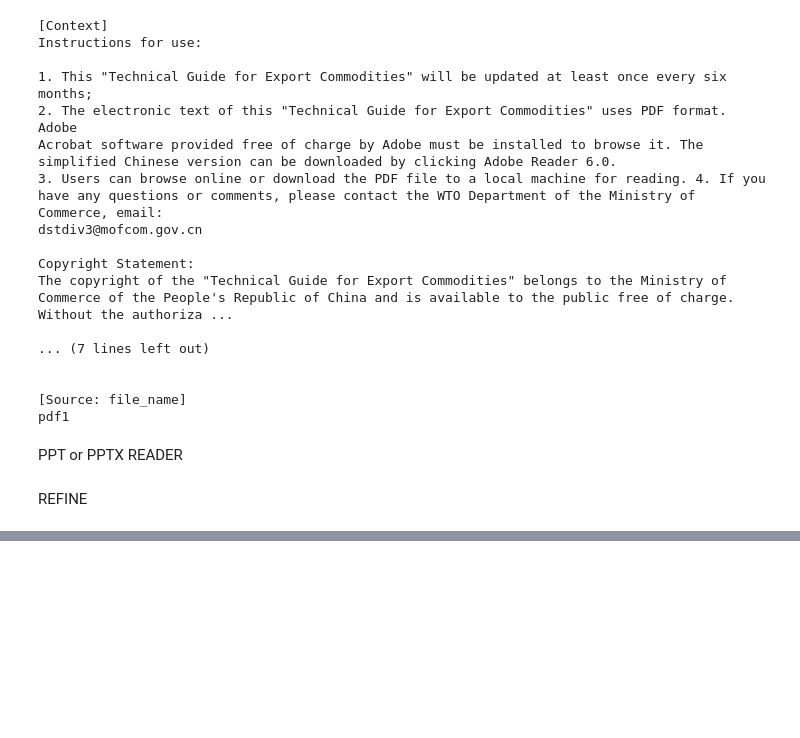
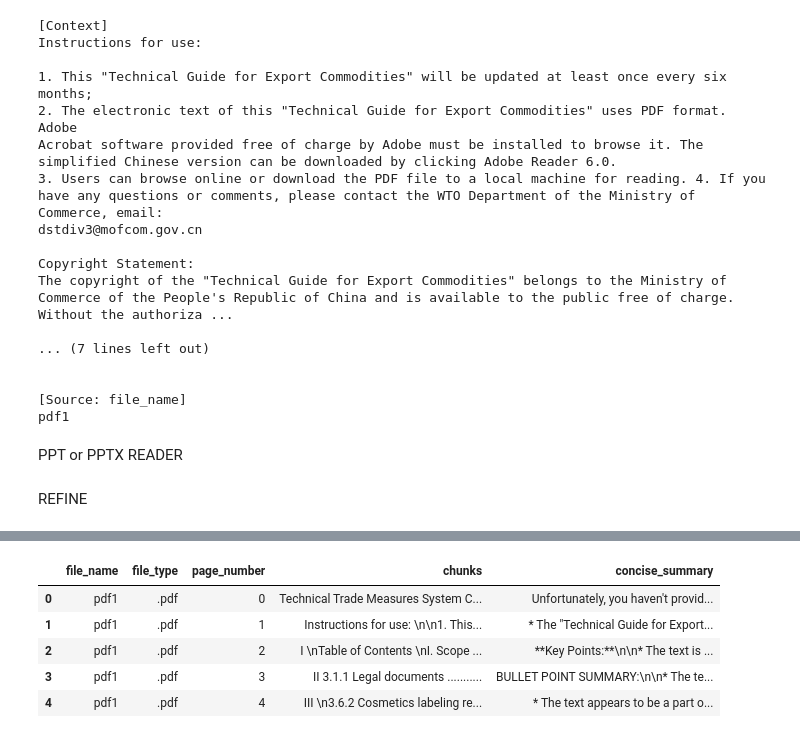
Before and after one commit to VirtulMachine01/Adv-Chatbot, a Jupyter notebook: PDF_Extraction/trial.ipynb, the cells around one changed output, grey strips where cells are left out. Cells and saved outputs as stored; diff of their text form; code cells hidden in the pictures; blank space fills up the shorter version.

```diff
--- a/PDF_Extraction/trial.ipynb
+++ b/PDF_Extraction/trial.ipynb
@@ -249,0 +256,23 @@ translated_docs
+# %%
+from fpdf import FPDF
+FONT_SIZE = 8
+FONT_STYLE = "Arial"
+MARGIN = 10
+LINE_SPACE = 5
+PDF_NAME = "multi_page_document.pdf"
+
+# Create a PDF object
+pdf = FPDF(orientation='P', unit='mm', format='A4') # P:portrait, L:Landscape, 'mm': Millimeters (default), 'pt': Points (1 point = 1/72 of an inch), 'cm': Centimeters, 'in': Inches
+pdf.set_auto_page_break(auto=True, margin=MARGIN)
+pdf.set_font(FONT_STYLE, size=FONT_SIZE)
+
+# Loop through each Document object and add its content to a new page
+for doc in translated_docs:
+    pdf.add_page()
+    pdf.multi_cell(0, LINE_SPACE, doc.page_content.encode('latin-1', 'replace').decode('latin-1'))  # Encode with 'replace' to handle unsupported chars
+
+# Save the PDF file
+pdf_filename = PDF_NAME
+pdf.output(pdf_filename)
+
+print(f"PDF '{pdf_filename}' created successfully.")
@@ -395,3 +433,16 @@ for doc, out in zip(refine_outputs["input_documents"], refine_outputs["intermedi
     output["chunks"] = doc.page_content
     output["concise_summary"] = out
     final_refine_data.append(output)
+# %%
+import pandas as pd
+pdf_mp_summary = pd.DataFrame.from_dict(final_refine_data)
+pdf_mp_summary = pdf_mp_summary.sort_values(by=["file_name", "page_number"])
+pdf_mp_summary.reset_index(inplace=True, drop=True)
+pdf_mp_summary.head()
+# %% [output]
+|  | file_name | file_type | page_number | chunks | concise_summary |
+| 0 | pdf1 | .pdf | 0 | Technical Trade Measures System C... | Unfortunately, you haven't provid... |
+| 1 | pdf1 | .pdf | 1 | Instructions for use: \n\n1. This... | * The "Technical Guide for Export... |
+| 2 | pdf1 | .pdf | 2 | I \nTable of Contents \nI. Scope ... | **Key Points:**\n\n* The text is ... |
+| 3 | pdf1 | .pdf | 3 | II 3.1.1 Legal documents ........... | BULLET POINT SUMMARY:\n\n* The te... |
+| 4 | pdf1 | .pdf | 4 | III \n3.6.2 Cosmetics labeling re... | * The text appears to be a part o... |
```
Also changed, not shown: parts of 5 cells of this notebook, 1 other file.
